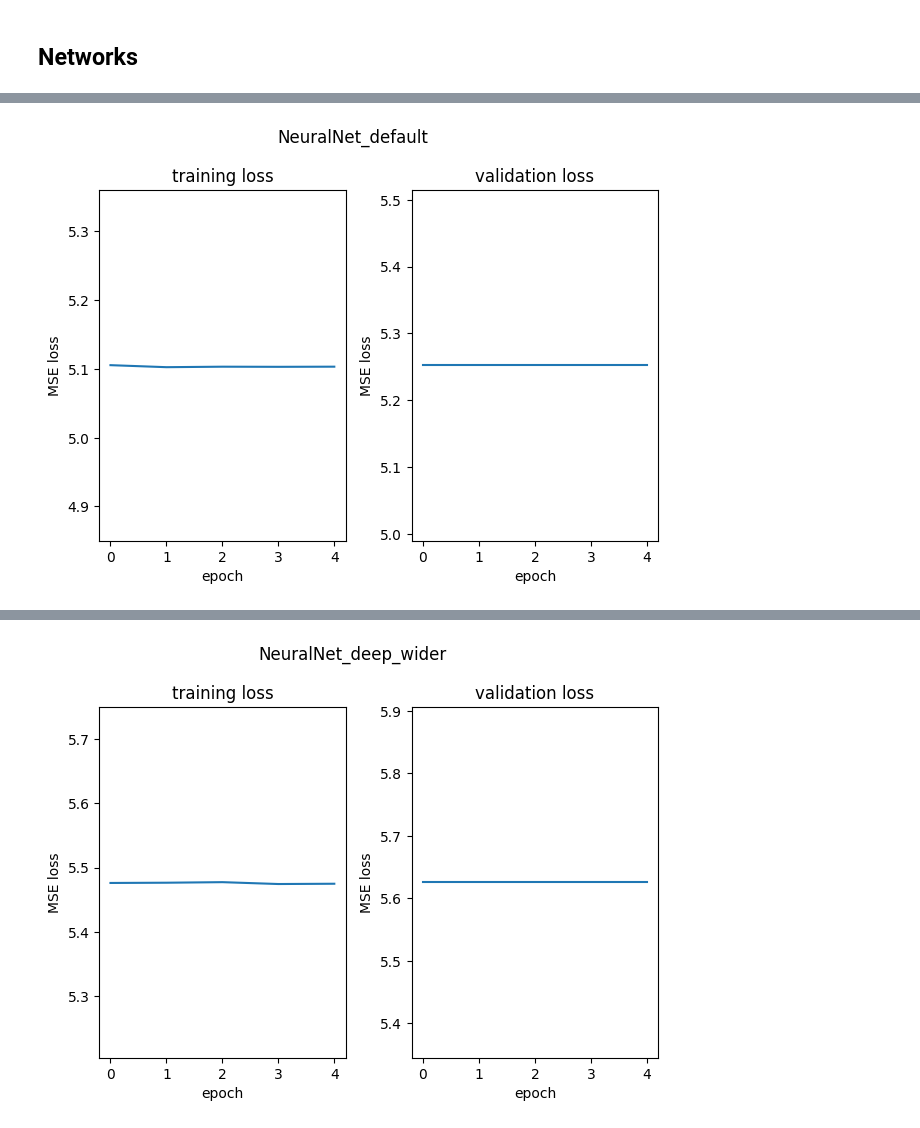
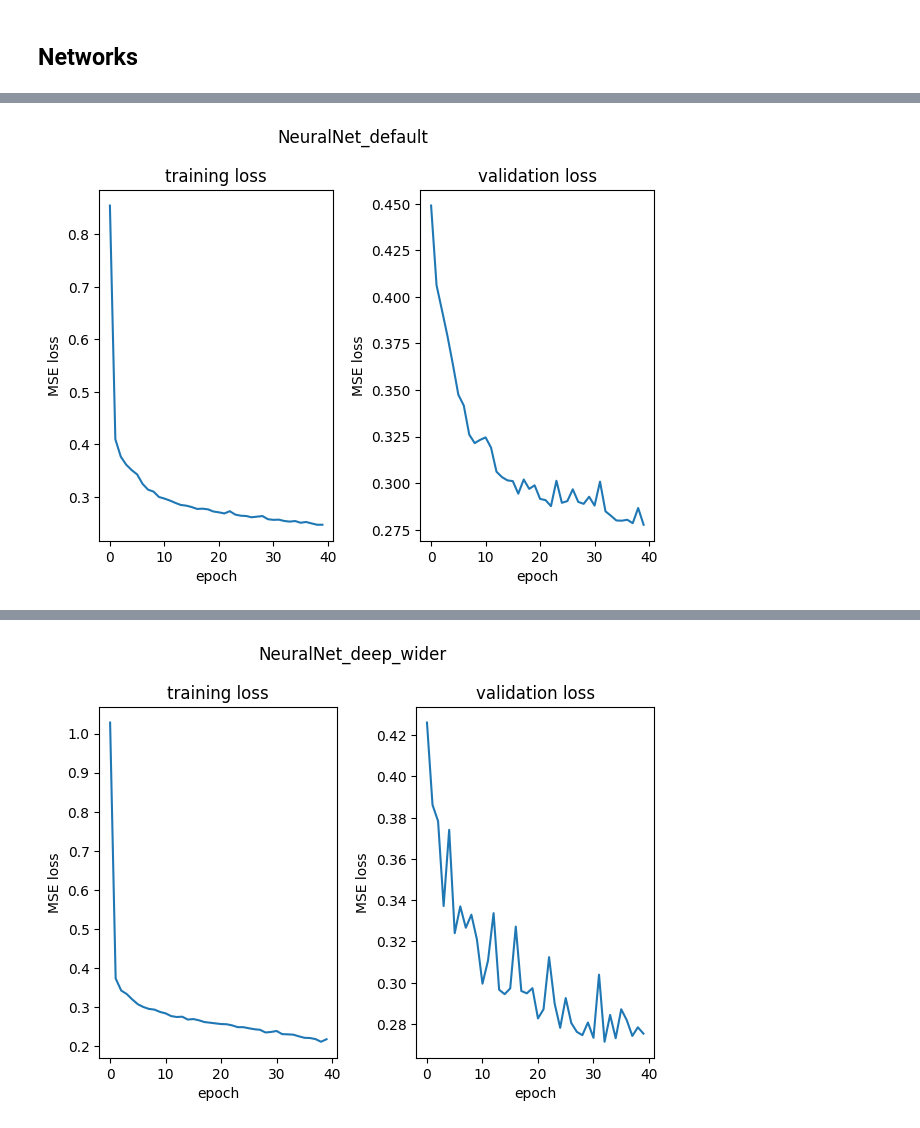
Before and after one commit to LHoeber/Deep_Learning, a Jupyter notebook: main.ipynb, the cells around one changed output, grey strips where cells are left out. Saved outputs shown, nothing was run; the diff lists cells and outputs as text; code cells hidden in the pictures.

Commit message:
Optimizer comparison should be working.

```diff
--- a/main.ipynb
+++ b/main.ipynb
@@ -196,7 +182,7 @@ mean        0.01       0.01       0.02       0.03        0.01       -0.02      -
 # %%
 from models import NeuralNet_deep, NeuralNet_wide, NeuralNet_default, NeuralNet_deep_wider, NeuralNet_deeper_wide
 
-def train_model(model, train_loader, val_loader, device, optimizer=None, num_epochs=5):
+def train_model(model, train_loader, val_loader, device, optimizer=None, num_epochs=50, scheduler=None):
     loss_fn = nn.MSELoss()
     #saves losses on every batch
     train_losses_all = []
@@ -218,7 +204,8 @@ def train_model(model, train_loader, val_loader, device, optimizer=None, num_epo
                 optimizer.step()
 
             train_losses_epoch.append(loss.item())
-
+        if scheduler is not None:
+            scheduler.step() # update learning rate based on the schedule
         train_loss_epoch_mean =np.mean(train_losses_epoch)
         train_losses_all.append(train_loss_epoch_mean)
         print(f'Average Training Loss for epoch(over all batches) {np.mean(train_losses_epoch)}')
@@ -256,27 +243,30 @@ y_validation_torch = torch.tensor(y_validation.reshape((len(y_validation),1)),dt
 train_dataset = torch.utils.data.TensorDataset(X_train_torch,y_train_torch)
 validation_dataset = torch.utils.data.TensorDataset(X_validation_torch,y_validation_torch)
 
-train_loader = torch.utils.data.DataLoader(train_dataset, batch_size=64, shuffle=True)
-val_loader = torch.utils.data.DataLoader(validation_dataset, batch_size=64, shuffle=True)
+train_loader = torch.utils.data.DataLoader(train_dataset, batch_size=32, shuffle=True)
+val_loader = torch.utils.data.DataLoader(validation_dataset, batch_size=32, shuffle=True)
 
 device = 'cuda' if torch.cuda.is_available() else 'cpu' # if you have a gpu, you can move the model onto it like this
+print(device)
+all_models = NeuralNet_deep(), NeuralNet_wide(), NeuralNet_default(), NeuralNet_deep_wider(), NeuralNet_deeper_wide()
 
-all_models = NeuralNet_deep(), NeuralNet_wide(), NeuralNet_default(), NeuralNet_deep_wider(), NeuralNet_deeper_wide()
 
 for model in all_models:
     print(model._get_name())
-    train_loss, val_loss = train_model(model,train_loader,val_loader,device)
+    model.to(device)
+    optimizer = torch.optim.Adam(model.parameters(), lr=0.001)
+    train_loss, val_loss = train_model(model,train_loader,val_loader,device, optimizer=optimizer, num_epochs=40)
 
     fig,axs = plt.subplots(1,2,layout="tight")
     axs[0].plot(train_loss)
     axs[0].set_title("training loss")
-    axs[0].set_ylim([max(train_loss),max(train_loss)])
+    # axs[0].set_ylim([max(train_loss),max(train_loss)])
     axs[0].set_xlabel("epoch")
     axs[0].set_ylabel("MSE loss")
 
     axs[1].plot(val_loss)
     axs[1].set_title("validation loss")
-    axs[1].set_ylim([max(val_loss),max(val_loss)])
+    # axs[1].set_ylim([max(val_loss),max(val_loss)])
     axs[1].set_xlabel("epoch")
     axs[1].set_ylabel("MSE loss")
     plt.suptitle(f"{model._get_name()}")
@@ -347,3 +328,3 @@ Validation loss for epoch: 5.2524)
-[figure, old version]
+[figure, new version]
 NeuralNet_deep_wider
 -------------------- Epoch 0 --------------------
@@ -368,3 +346,3 @@ Validation loss for epoch: 5.6257)
-[figure, old version]
+[figure, new version]
 NeuralNet_deeper_wide
 -------------------- Epoch 0 --------------------
```
Also changed, not shown: parts of 7 cells of this notebook.
